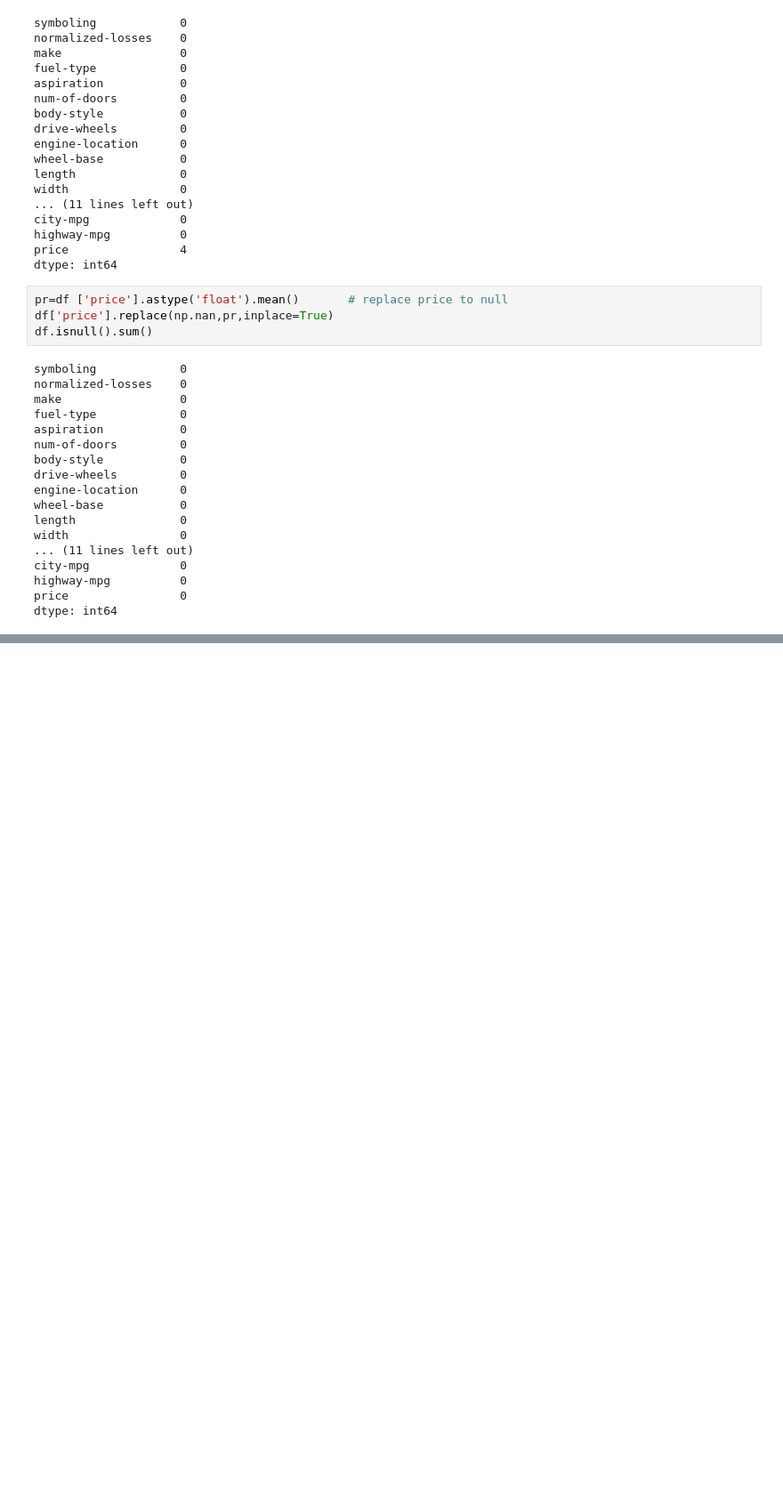
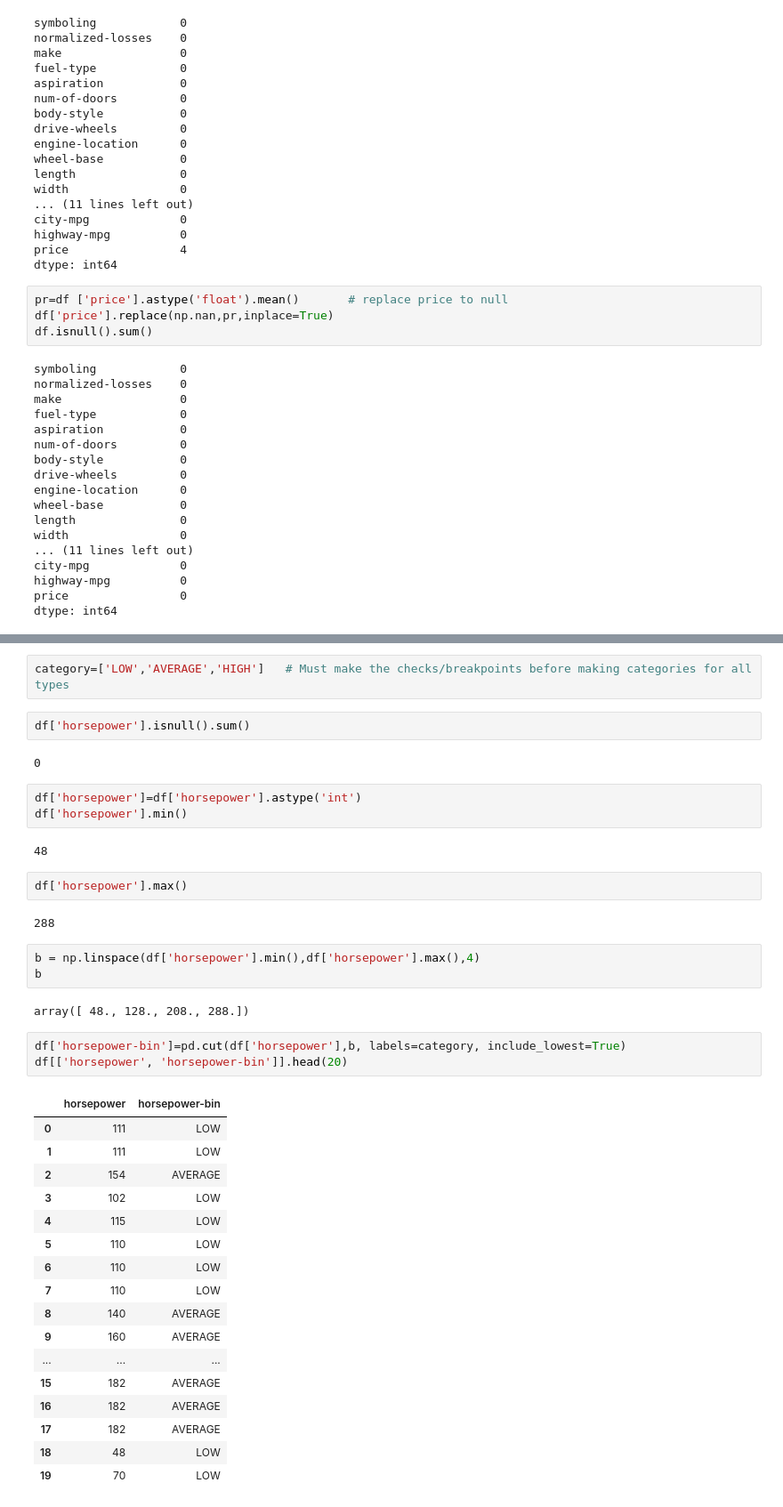
Before and after one commit to tayyabhassantarar/Introduction-to-Big-Data, a Jupyter notebook: Lecture# 6 (Pandas , Data PreProcessing).ipynb, the cells around one changed output, grey strips where cells are left out. Shown at 89% size. Drawn from its saved outputs; the diff is of its cells as text; blank space fills up the shorter version.

```diff
--- a/Lecture# 6 (Pandas , Data PreProcessing).ipynb
+++ b/Lecture# 6 (Pandas , Data PreProcessing).ipynb
@@ -462,0 +514,41 @@ dtype: int64
+# %%
+category=['LOW','AVERAGE','HIGH']   # Must make the checks/breakpoints before making categories for all types
+# %%
+df['horsepower'].isnull().sum()
+# %% [output]
+0
+# %%
+df['horsepower']=df['horsepower'].astype('int')
+df['horsepower'].min()
+# %% [output]
+48
+# %%
+df['horsepower'].max()
+# %% [output]
+288
+# %%
+b = np.linspace(df['horsepower'].min(),df['horsepower'].max(),4)
+b
+# %% [output]
+array([ 48., 128., 208., 288.])
+# %%
+df['horsepower-bin']=pd.cut(df['horsepower'],b, labels=category, include_lowest=True)
+df[['horsepower', 'horsepower-bin']].head(20)
+# %% [output]
+|  | horsepower | horsepower-bin |
+| 0 | 111 | LOW |
+| 1 | 111 | LOW |
+| 2 | 154 | AVERAGE |
+| 3 | 102 | LOW |
+| 4 | 115 | LOW |
+| 5 | 110 | LOW |
+| 6 | 110 | LOW |
+| 7 | 110 | LOW |
+| 8 | 140 | AVERAGE |
+| 9 | 160 | AVERAGE |
+| ... | ... | ... |
+| 15 | 182 | AVERAGE |
+| 16 | 182 | AVERAGE |
+| 17 | 182 | AVERAGE |
+| 18 | 48 | LOW |
+| 19 | 70 | LOW |
```
Also changed, not shown: parts of 7 cells of this notebook.
